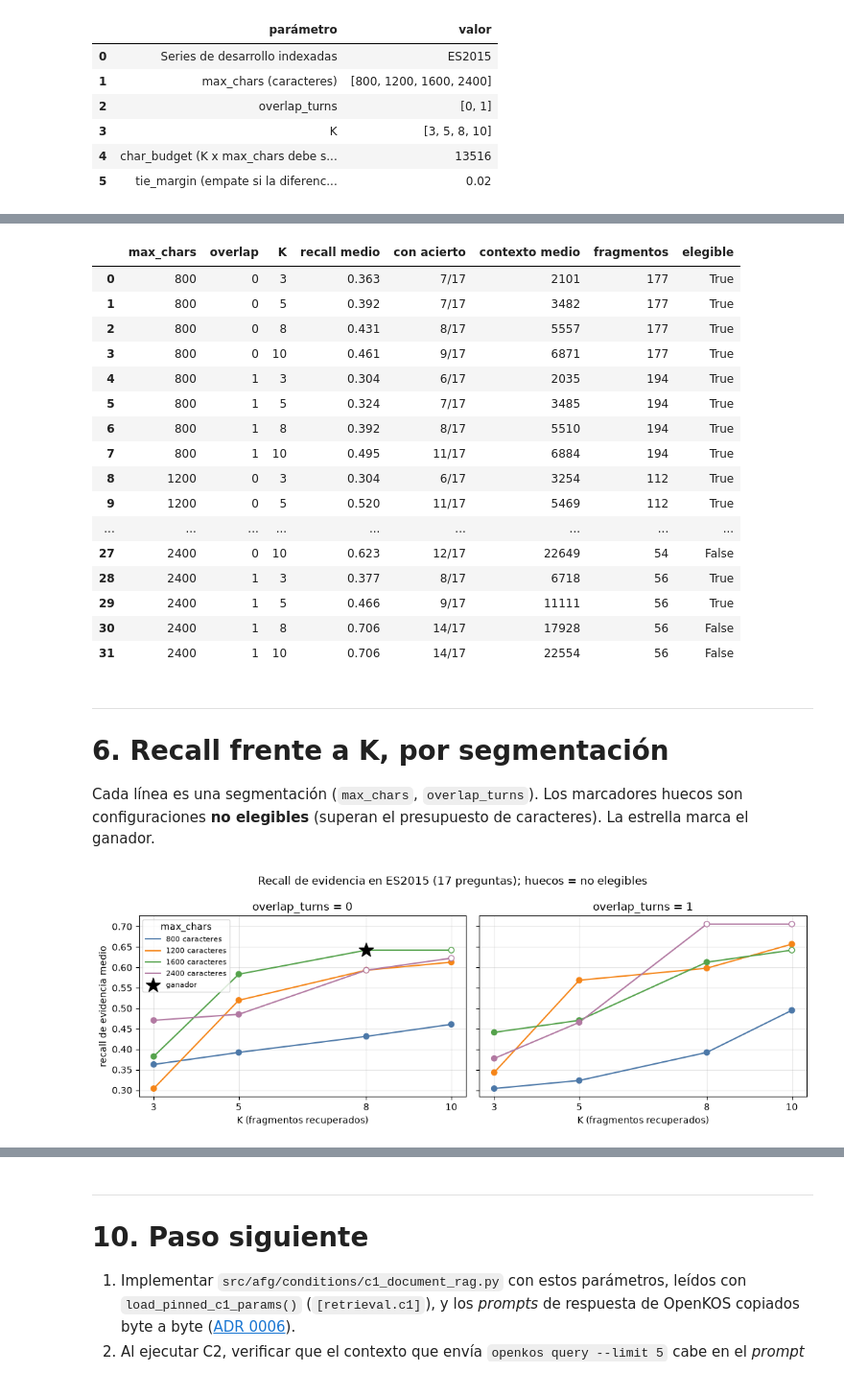
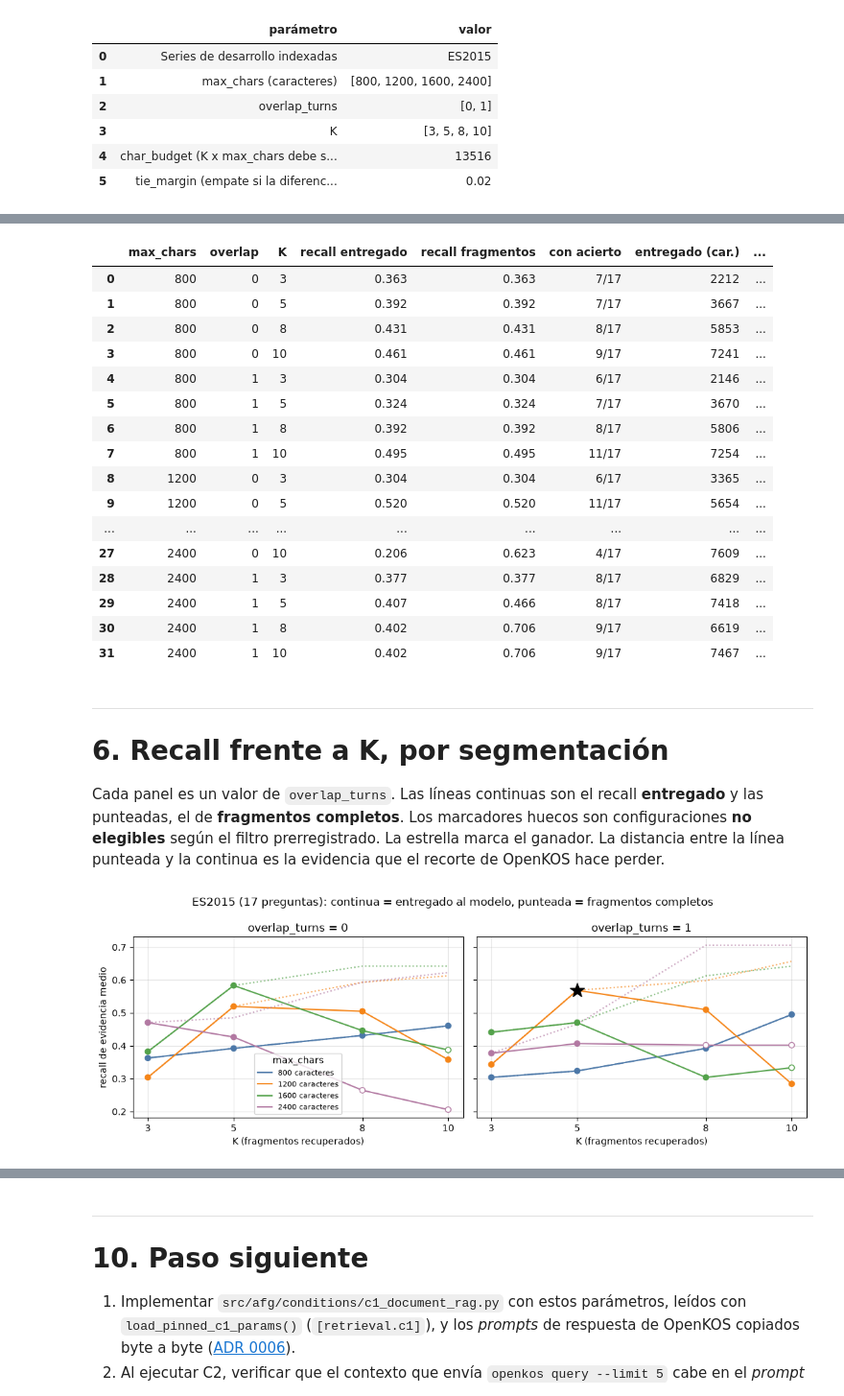
Before and after one commit to jasonssdev/mcd-afg, a Jupyter notebook: notebooks/06-jss-ajuste-c1.ipynb, the cells around one changed output, grey strips where cells are left out. Shown at 96% size. Cells and saved outputs as stored; diff of their text form; code cells hidden in the pictures.

```diff
--- a/notebooks/06-jss-ajuste-c1.ipynb
+++ b/notebooks/06-jss-ajuste-c1.ipynb
@@ -198,10 +220,11 @@ table = pd.DataFrame(
             "max_chars": r.max_chars,
             "overlap": r.overlap_turns,
             "K": r.k,
-            "recall medio": round(r.mean_recall, 3),
-            "con acierto": f"{questions_with_any_hit(r)}/{STORED.n_questions}",
-            "contexto medio": round(r.mean_context_chars),
-            "fragmentos": r.n_chunks,
+            "recall entregado": round(r.mean_delivered_recall, 3),
+            "recall fragmentos": round(r.mean_recall, 3),
+            "con acierto": f"{questions_with_any_delivered_hit(r)}/{STORED.n_questions}",
+            "entregado (car.)": round(r.mean_delivered_chars),
+            "fragmentos recuperados (car.)": round(r.mean_context_chars),
             "elegible": r.eligible,
         }
         for r in STORED.results
@@ -209,69 +232,85 @@ table = pd.DataFrame(
 )
 table.sort_values(["max_chars", "overlap", "K"]).reset_index(drop=True)
 # %% [output]
-|  | max_chars | overlap | K | recall medio | con acierto | contexto medio | fragmentos | elegible |
-| 0 | 800 | 0 | 3 | 0.363 | 7/17 | 2101 | 177 | True |
-| 1 | 800 | 0 | 5 | 0.392 | 7/17 | 3482 | 177 | True |
-| 2 | 800 | 0 | 8 | 0.431 | 8/17 | 5557 | 177 | True |
-| 3 | 800 | 0 | 10 | 0.461 | 9/17 | 6871 | 177 | True |
-| 4 | 800 | 1 | 3 | 0.304 | 6/17 | 2035 | 194 | True |
-| 5 | 800 | 1 | 5 | 0.324 | 7/17 | 3485 | 194 | True |
-| 6 | 800 | 1 | 8 | 0.392 | 8/17 | 5510 | 194 | True |
-| 7 | 800 | 1 | 10 | 0.495 | 11/17 | 6884 | 194 | True |
-| 8 | 1200 | 0 | 3 | 0.304 | 6/17 | 3254 | 112 | True |
-| 9 | 1200 | 0 | 5 | 0.520 | 11/17 | 5469 | 112 | True |
+|  | max_chars | overlap | K | recall entregado | recall fragmentos | con acierto | entregado (car.) | ... |
+| 0 | 800 | 0 | 3 | 0.363 | 0.363 | 7/17 | 2212 | ... |
+| 1 | 800 | 0 | 5 | 0.392 | 0.392 | 7/17 | 3667 | ... |
+| 2 | 800 | 0 | 8 | 0.431 | 0.431 | 8/17 | 5853 | ... |
+| 3 | 800 | 0 | 10 | 0.461 | 0.461 | 9/17 | 7241 | ... |
+| 4 | 800 | 1 | 3 | 0.304 | 0.304 | 6/17 | 2146 | ... |
+| 5 | 800 | 1 | 5 | 0.324 | 0.324 | 7/17 | 3670 | ... |
+| 6 | 800 | 1 | 8 | 0.392 | 0.392 | 8/17 | 5806 | ... |
+| 7 | 800 | 1 | 10 | 0.495 | 0.495 | 11/17 | 7254 | ... |
+| 8 | 1200 | 0 | 3 | 0.304 | 0.304 | 6/17 | 3365 | ... |
+| 9 | 1200 | 0 | 5 | 0.520 | 0.520 | 11/17 | 5654 | ... |
 | ... | ... | ... | ... | ... | ... | ... | ... | ... |
-| 27 | 2400 | 0 | 10 | 0.623 | 12/17 | 22649 | 54 | False |
-| 28 | 2400 | 1 | 3 | 0.377 | 8/17 | 6718 | 56 | True |
-| 29 | 2400 | 1 | 5 | 0.466 | 9/17 | 11111 | 56 | True |
-| 30 | 2400 | 1 | 8 | 0.706 | 14/17 | 17928 | 56 | False |
-| 31 | 2400 | 1 | 10 | 0.706 | 14/17 | 22554 | 56 | False |
+| 27 | 2400 | 0 | 10 | 0.206 | 0.623 | 4/17 | 7609 | ... |
+| 28 | 2400 | 1 | 3 | 0.377 | 0.377 | 8/17 | 6829 | ... |
+| 29 | 2400 | 1 | 5 | 0.407 | 0.466 | 8/17 | 7418 | ... |
+| 30 | 2400 | 1 | 8 | 0.402 | 0.706 | 9/17 | 6619 | ... |
+| 31 | 2400 | 1 | 10 | 0.402 | 0.706 | 9/17 | 7467 | ... |
 # %% [markdown]
 ---
 
 # 6. Recall frente a K, por segmentación
 
-Cada línea es una segmentación (`max_chars`, `overlap_turns`). Los marcadores huecos son
-configuraciones **no elegibles** (superan el presupuesto de caracteres). La estrella marca el
-ganador.
+Cada panel es un valor de `overlap_turns`. Las líneas continuas son el recall **entregado** y
+las punteadas, el de **fragmentos completos**. Los marcadores huecos son configuraciones **no
+elegibles** según el filtro prerregistrado. La estrella marca el ganador. La distancia entre
+la línea punteada y la continua es la evidencia que el recorte de OpenKOS hace perder.
 # %%
 fig, axes = plt.subplots(1, 2, figsize=(11, 4), sharey=True)
 colors = {800: "#4c78a8", 1200: "#f58518", 1600: "#54a24b", 2400: "#b279a2"}
 for ax, overlap in zip(axes, TUNING.overlap_turns, strict=True):
     for max_chars in TUNING.max_chars:
         rows = sorted(
             (r for r in STORED.results if r.max_chars == max_chars and r.overlap_turns == overlap),
             key=lambda r: r.k,
         )
         ax.plot(
             [r.k for r in rows],
-            [r.mean_recall for r in rows],
+            [r.mean_delivered_recall for r in rows],
             color=colors[max_chars],
             label=f"{max_chars} caracteres",
         )
+        ax.plot(
+            [r.k for r in rows],
+            [r.mean_recall for r in rows],
+            color=colors[max_chars],
+            linestyle=":",
+            alpha=0.7,
+        )
         ax.scatter(
             [r.k for r in rows],
-            [r.mean_recall for r in rows],
+            [r.mean_delivered_recall for r in rows],
             facecolors=[colors[max_chars] if r.eligible else "white" for r in rows],
             edgecolors=colors[max_chars],
             zorder=3,
         )
     w = STORED.winner
     if w.overlap_turns == overlap:
         ax.scatter(
-            [w.k], [w.mean_recall], marker="*", s=260, color="black", zorder=4, label="ganador"
+            [w.k],
+            [w.mean_delivered_recall],
+            marker="*",
+            s=260,
+            color="black",
+            zorder=4,
+            label="ganador",
         )
     ax.set_title(f"overlap_turns = {overlap}")
     ax.set_xlabel("K (fragmentos recuperados)")
     ax.set_xticks(list(TUNING.k))
     ax.grid(alpha=0.3)
 axes[0].set_ylabel("recall de evidencia medio")
 axes[0].legend(title="max_chars", fontsize=8)
-fig.suptitle("Recall de evidencia en ES2015 (17 preguntas); huecos = no elegibles")
+fig.suptitle(
+    "ES2015 (17 preguntas): continua = entregado al modelo, punteada = fragmentos completos"
+)
 fig.tight_layout()
 plt.show()
 # %% [output]
-[figure, old version]
+[figure, new version]
 # %% [markdown]
 Cuatro lecturas, todas sobre esta serie:
 
```
Also changed, not shown: parts of 17 cells of this notebook, 10 other files.
